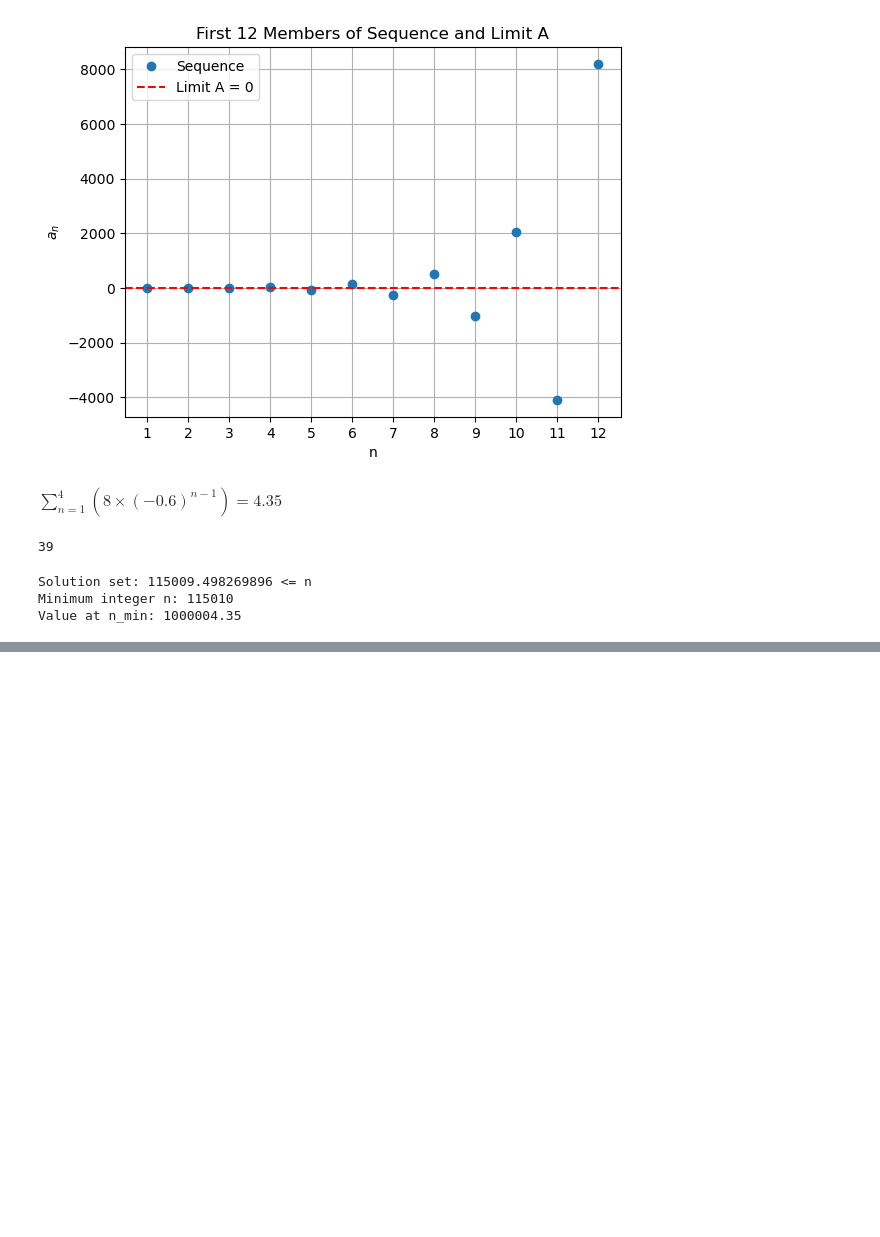
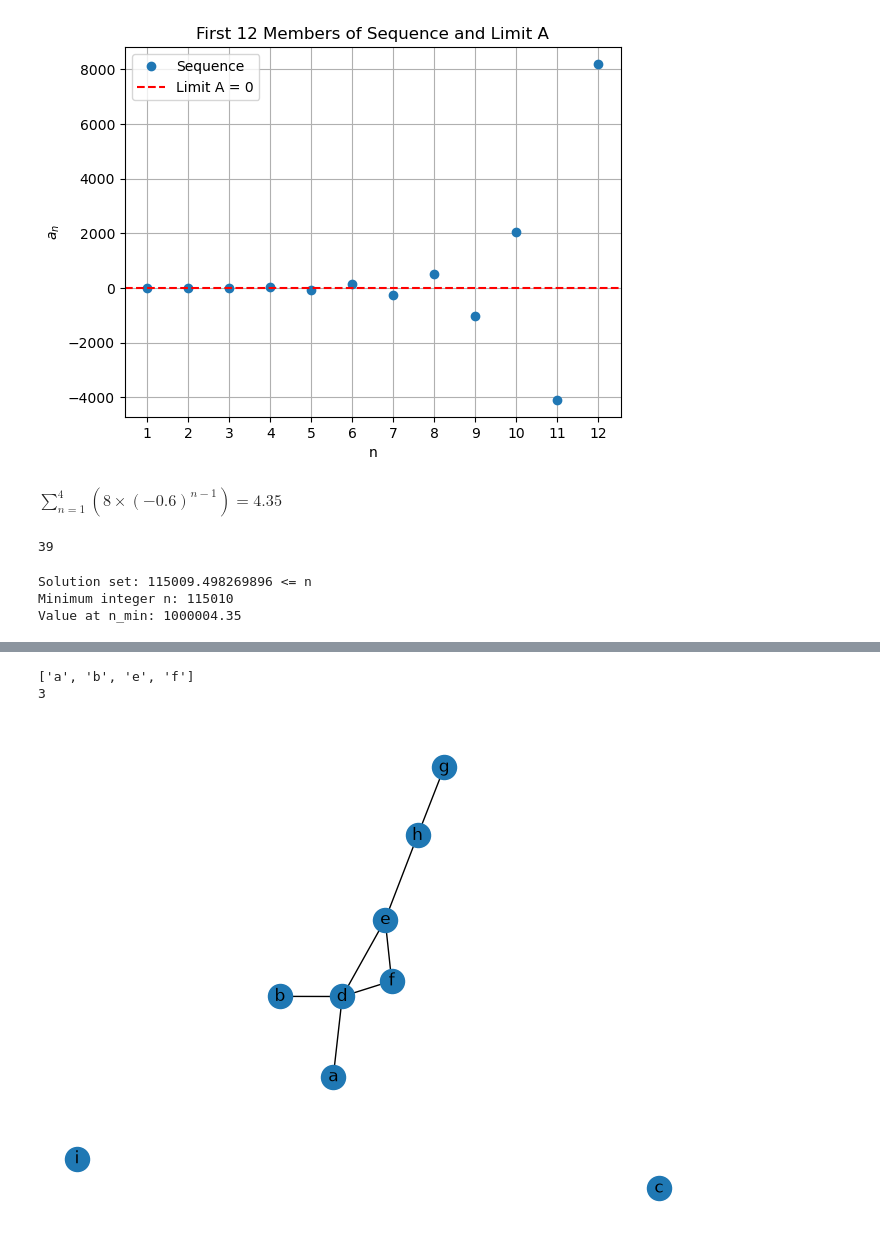
Before and after one commit to khiem-nguyen-ict/applied-mathematics, a Jupyter notebook: Maths.ipynb, the cells around one changed output, grey strips where cells are left out. Cells and saved outputs as stored; diff of their text form; code cells hidden in the pictures; blank space fills up the shorter version.

Commit message:
Add networkx graph visualizations and fix kernel

```diff
--- a/Maths.ipynb
+++ b/Maths.ipynb
@@ -116,0 +159,13 @@ Value at n_min: 1000004.35
+# %%
+import networkx as nx
+
+G = nx.MultiGraph([('a', 'd'), ('b', 'd'), ('d', 'e'), ('d', 'f'), ('f', 'e'), ('e', 'h'), ('g', 'h')])
+G.add_node('c')
+G.add_node('i')
+print(list(G.neighbors('d')))
+print(G.degree('e'))
+nx.draw(G, with_labels=True)
+# %% [output]
+['a', 'b', 'e', 'f']
+3
+[figure, added]
```
Also changed, not shown: parts of 7 cells of this notebook.
